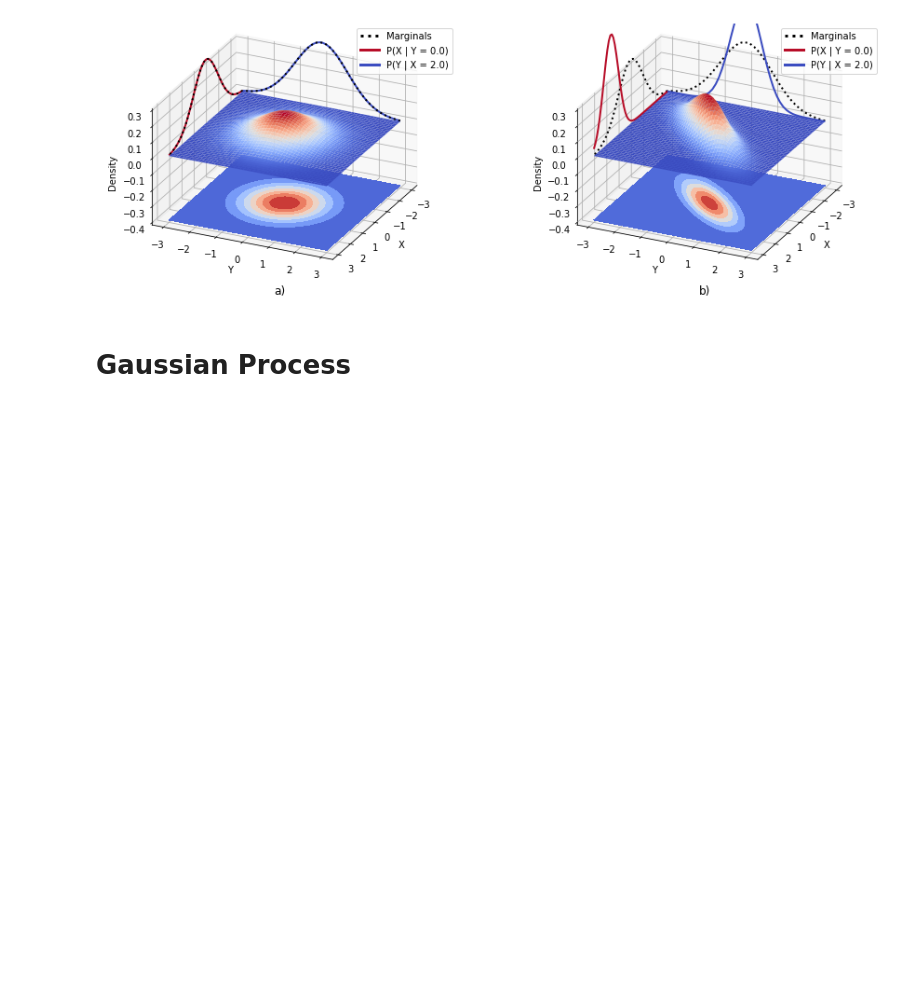
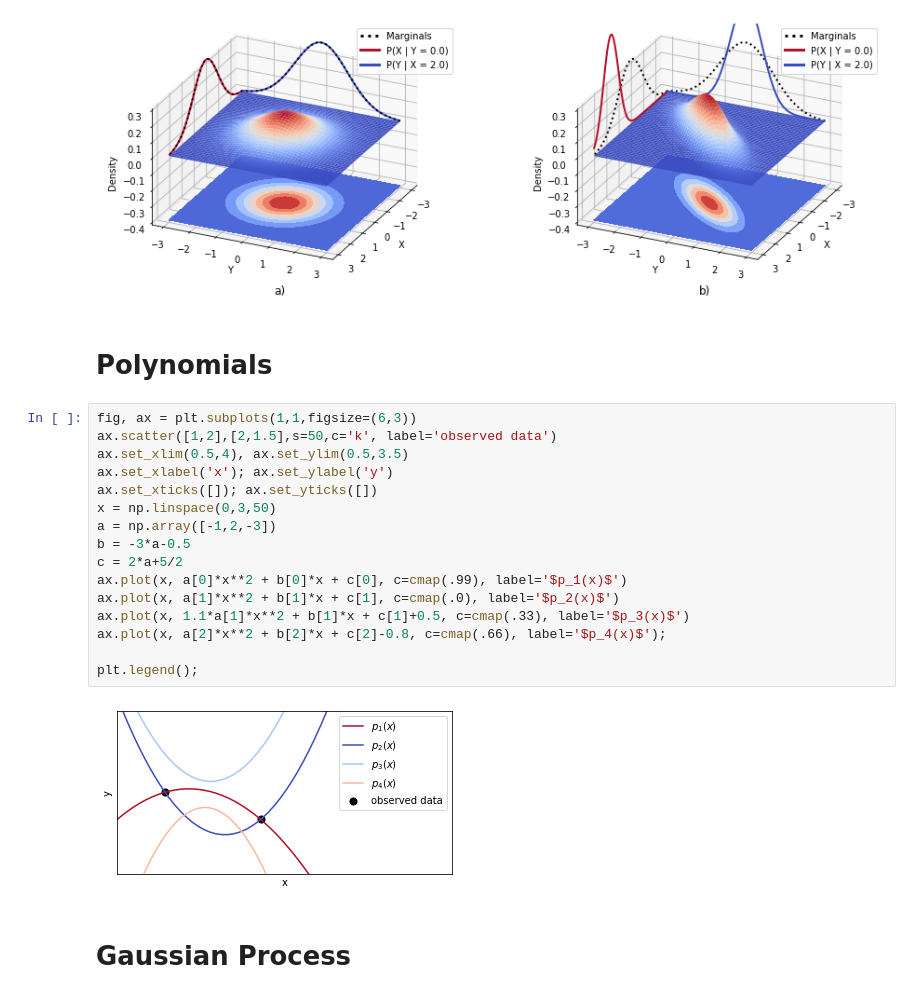
Before and after one commit to vogi23/VM2-Code, a Jupyter notebook: project/00_General_Visualisation_Report.ipynb, the cells around one changed output. Drawn from its saved outputs; the diff is of its cells as text; blank space fills up the shorter version.

```diff
--- a/project/00_General_Visualisation_Report.ipynb
+++ b/project/00_General_Visualisation_Report.ipynb
@@ -75,6 +75,26 @@ fig.get_axes()[0].set_title('a)', y=-0.1)
 fig.get_axes()[1].set_title('b)', y=-0.1);
 # %% [output]
 [figure]
+# %% [markdown]
+# Polynomials
+# %%
+fig, ax = plt.subplots(1,1,figsize=(6,3))
+ax.scatter([1,2],[2,1.5],s=50,c='k', label='observed data')
+ax.set_xlim(0.5,4), ax.set_ylim(0.5,3.5)
+ax.set_xlabel('x'); ax.set_ylabel('y')
+ax.set_xticks([]); ax.set_yticks([])
+x = np.linspace(0,3,50)
+a = np.array([-1,2,-3])
+b = -3*a-0.5
+c = 2*a+5/2
+ax.plot(x, a[0]*x**2 + b[0]*x + c[0], c=cmap(.99), label='$p_1(x)$')
+ax.plot(x, a[1]*x**2 + b[1]*x + c[1], c=cmap(.0), label='$p_2(x)$')
+ax.plot(x, 1.1*a[1]*x**2 + b[1]*x + c[1]+0.5, c=cmap(.33), label='$p_3(x)$')
+ax.plot(x, a[2]*x**2 + b[2]*x + c[2]-0.8, c=cmap(.66), label='$p_4(x)$');
+
+plt.legend();
+# %% [output]
+[figure, added]
 # %% [markdown]
 # Gaussian Process
 # %%
```
Also changed, not shown: parts of 4 cells of this notebook.
